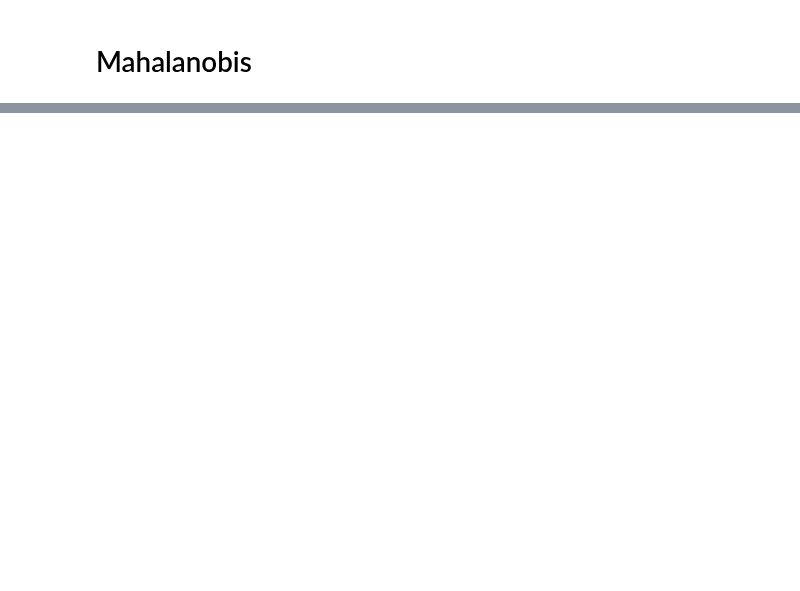
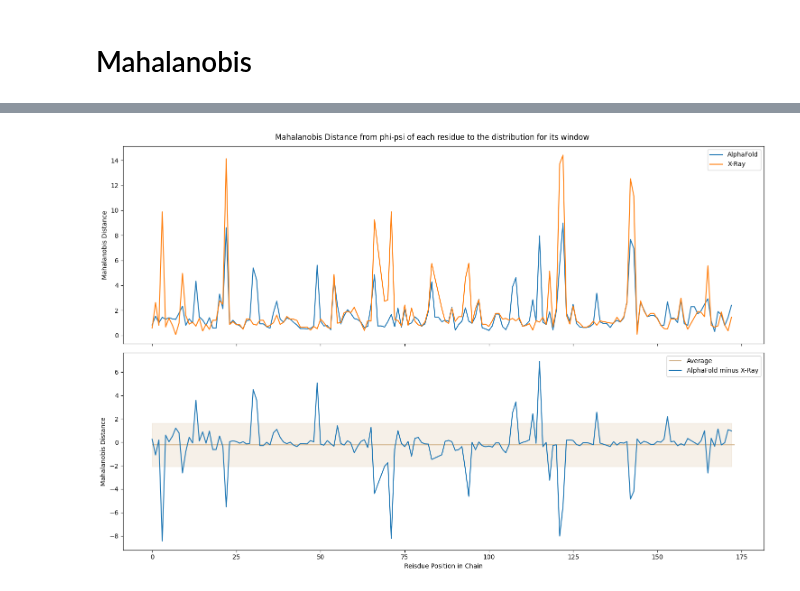
Before and after one commit to Musa-Azeem/protein-dihedral-visualization, a Jupyter notebook: casp.ipynb, the cells around one changed output, grey strips where cells are left out. Cells and saved outputs as stored; diff of their text form; code cells hidden in the pictures; blank space fills up the shorter version.

```diff
--- a/casp.ipynb
+++ b/casp.ipynb
@@ -497,25 +580,27 @@ phi_psi_predictions_by_window.to_csv('phi_psi_predictions_by_window_md.csv', ind
 xray_phi_psi.to_csv('xray_phi_psi_md.csv', index=False)
 # %%
-phi_psi_predictions_by_window = pd.read_csv('phi_psi_predictions_by_window_md.csv')
+phi_psi_predictions = pd.read_csv('phi_psi_predictions_md.csv')
 xray_phi_psi = pd.read_csv('xray_phi_psi_md.csv')
 # %%
 # Plot xray vs prediction md for each residue of one prediction
-phi_psi_predictions_by_window['Source'] = 'CASP Prediction'
-phi_psi_predictions_by_window.loc[phi_psi_predictions_by_window.protein_id == 'T1024TS427_1', 'Source'] = 'AlphaFold'
-alpha = phi_psi_predictions_by_window.loc[phi_psi_predictions_by_window.protein_id == 'T1024TS427_1']
+phi_psi_predictions['Source'] = 'CASP Prediction'
+phi_psi_predictions.loc[phi_psi_predictions.protein_id == alphafold_id, 'Source'] = 'AlphaFold'
+alpha = phi_psi_predictions.loc[phi_psi_predictions.protein_id == alphafold_id]
 xray_phi_psi['Source'] = 'X-Ray'
 both = pd.merge(alpha, xray_phi_psi, how='inner', on=['seq','seq'], suffixes=('_alpha','_xray'))
 both['md_diff'] = both['md_alpha'] - both['md_xray']
 fig, axes = plt.subplots(2, figsize=(15,10), sharex=True)
 sns.lineplot(data=both.reset_index(), x='index', y='md_alpha', ax=axes[0], label='AlphaFold')
 sns.lineplot(data=both.reset_index(), x='index', y='md_xray', ax=axes[0], label='X-Ray')
 axes[0].set_ylabel('Mahalanobis Distance')
 axes[1].hlines(both['md_diff'].mean(), xmin=0, xmax=len(both), color='tan', label='Average')
 axes[1].fill_between(x=both.index, y1=both['md_diff'].mean() + both['md_diff'].std(), y2=both['md_diff'].mean() - both['md_diff'].std(), color='tan', alpha=0.2)
 sns.lineplot(data=both.reset_index(), x='index', y='md_diff', ax=axes[1], label='AlphaFold minus X-Ray')
 axes[1].set_ylabel('Mahalanobis Distance')
 axes[1].set_xlabel('Reisdue Position in Chain')
 fig.suptitle('Mahalanobis Distance from phi-psi of each residue to the distribution for its window')
 plt.tight_layout()
 
 # NOTE: for presentation, highlight area around res-300 to show this is where alphafold did bad
+# %% [output]
+[figure, added]
```
Also changed, not shown: parts of 27 cells of this notebook.
